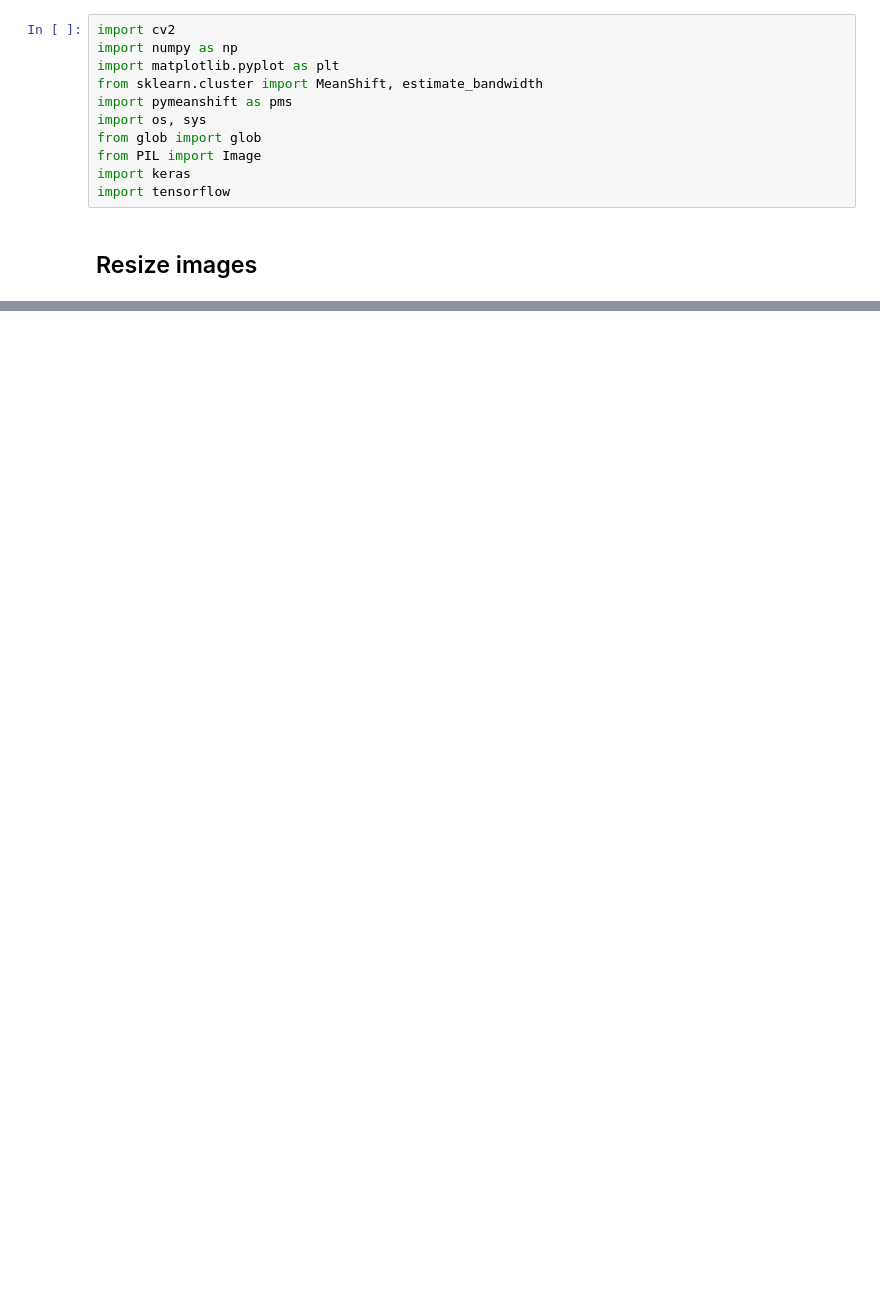
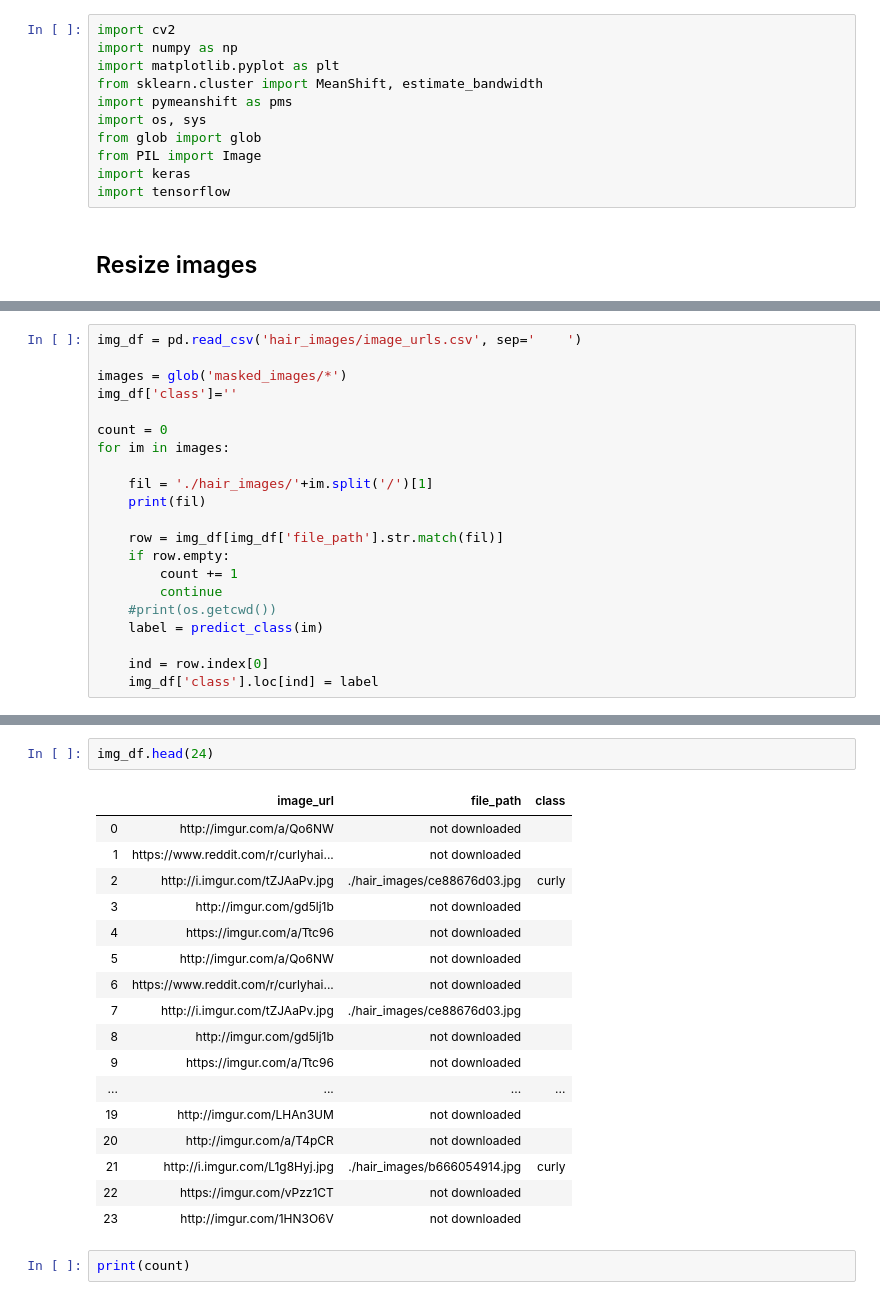
Before and after one commit to jsbridge/insight_code, a Jupyter notebook: image_classifying.ipynb, the cells around one changed output, grey strips where cells are left out. Saved outputs shown, nothing was run; the diff lists cells and outputs as text; blank space fills up the shorter version.

```diff
--- a/image_classifying.ipynb
+++ b/image_classifying.ipynb
@@ -223,0 +155,21 @@ plt.show()
+# %%
+img_df = pd.read_csv('hair_images/image_urls.csv', sep='    ')
+
+images = glob('masked_images/*')
+img_df['class']=''
+
+count = 0
+for im in images:
+
+    fil = './hair_images/'+im.split('/')[1]
+    print(fil)
+
+    row = img_df[img_df['file_path'].str.match(fil)]
+    if row.empty:
+        count += 1
+        continue
+    #print(os.getcwd())
+    label = predict_class(im)
+
+    ind = row.index[0]
+    img_df['class'].loc[ind] = label
@@ -223,0 +194,22 @@ plt.show()
+# %%
+img_df.head(24)
+# %% [output]
+|  | image_url | file_path | class |
+| 0 | http://imgur.com/a/Qo6NW | not downloaded |  |
+| 1 | https://www.reddit.com/r/curlyhai... | not downloaded |  |
+| 2 | http://i.imgur.com/tZJAaPv.jpg | ./hair_images/ce88676d03.jpg | curly |
+| 3 | http://imgur.com/gd5lj1b | not downloaded |  |
+| 4 | https://imgur.com/a/Ttc96 | not downloaded |  |
+| 5 | http://imgur.com/a/Qo6NW | not downloaded |  |
+| 6 | https://www.reddit.com/r/curlyhai... | not downloaded |  |
+| 7 | http://i.imgur.com/tZJAaPv.jpg | ./hair_images/ce88676d03.jpg |  |
+| 8 | http://imgur.com/gd5lj1b | not downloaded |  |
+| 9 | https://imgur.com/a/Ttc96 | not downloaded |  |
+| ... | ... | ... | ... |
+| 19 | http://imgur.com/LHAn3UM | not downloaded |  |
+| 20 | http://imgur.com/a/T4pCR | not downloaded |  |
+| 21 | http://i.imgur.com/L1g8Hyj.jpg | ./hair_images/b666054914.jpg | curly |
+| 22 | https://imgur.com/vPzz1CT | not downloaded |  |
+| 23 | http://imgur.com/1HN3O6V | not downloaded |  |
+# %%
+print(count)
```
Also changed, not shown: parts of 36 cells of this notebook, 2 other files.
